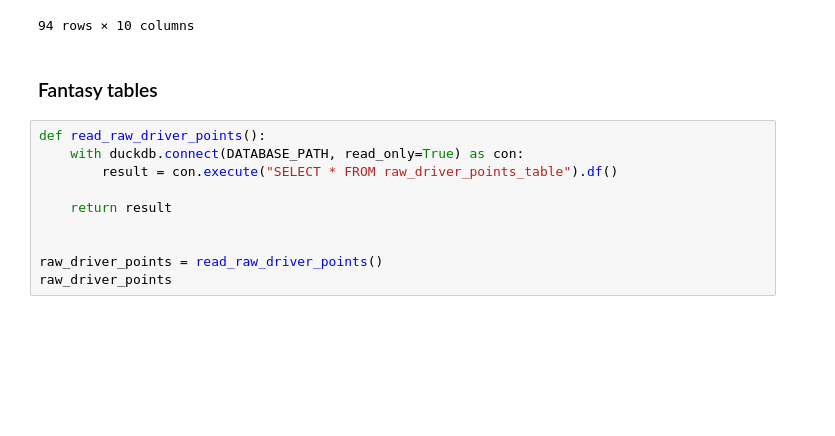
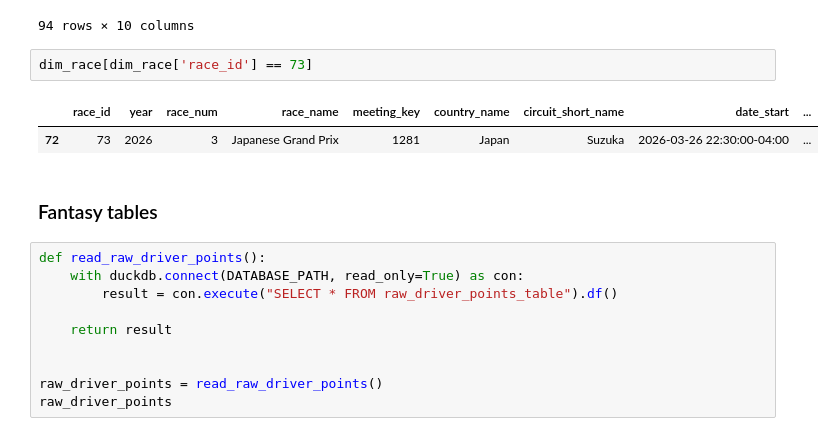
Before and after one commit to jguptil1/F1Fantasy, a Jupyter notebook: src/ingestion/database_testing.ipynb, the cells around one changed output. Cells and saved outputs as stored; diff of their text form; blank space fills up the shorter version.

```diff
--- a/src/ingestion/database_testing.ipynb
+++ b/src/ingestion/database_testing.ipynb
@@ -358,6 +358,11 @@ dim_race
 | 92 | 93 | 2026 | 23 | Qatar Grand Prix | 1301 | Qatar | Lusail | 2026-11-27 08:30:00-05:00 | ... |
 | 93 | 94 | 2026 | 24 | Abu Dhabi Grand Prix | 1302 | United Arab Emirates | Yas Marina Circuit | 2026-12-04 04:30:00-05:00 | ... |
 94 rows × 10 columns
+# %%
+dim_race[dim_race['race_id'] == 73]
+# %% [output]
+|  | race_id | year | race_num | race_name | meeting_key | country_name | circuit_short_name | date_start | ... |
+| 72 | 73 | 2026 | 3 | Japanese Grand Prix | 1281 | Japan | Suzuka | 2026-03-26 22:30:00-04:00 | ... |
 # %% [markdown]
 ### Fantasy tables
 # %%
```
Also changed, not shown: parts of 10 cells of this notebook, 17 other files.
